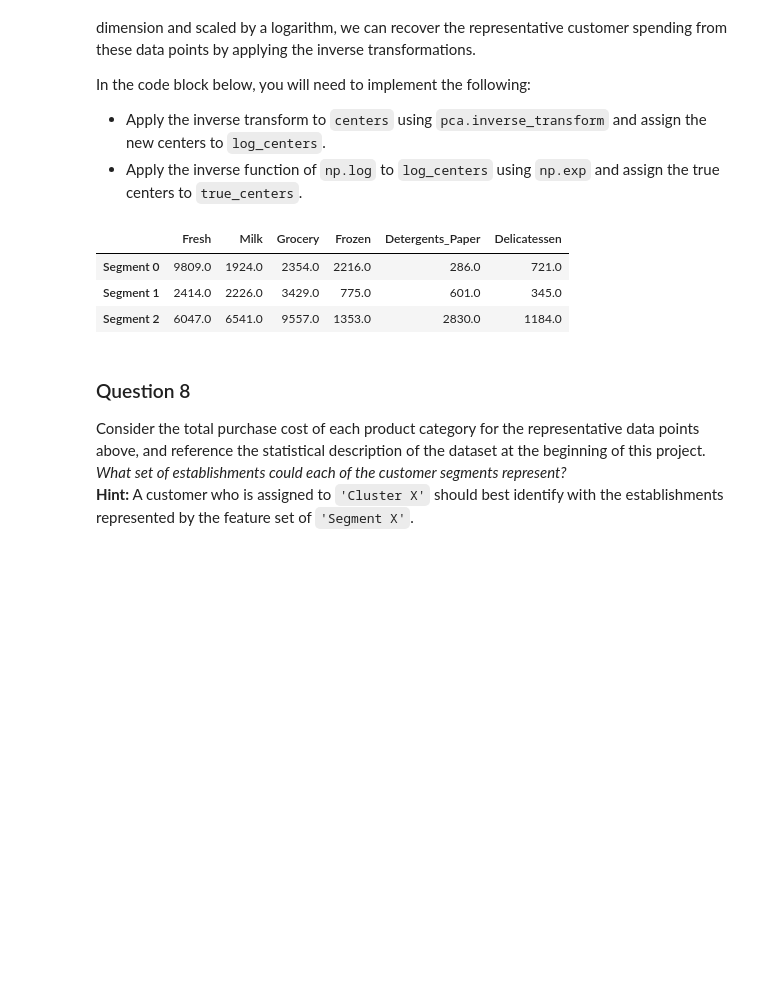
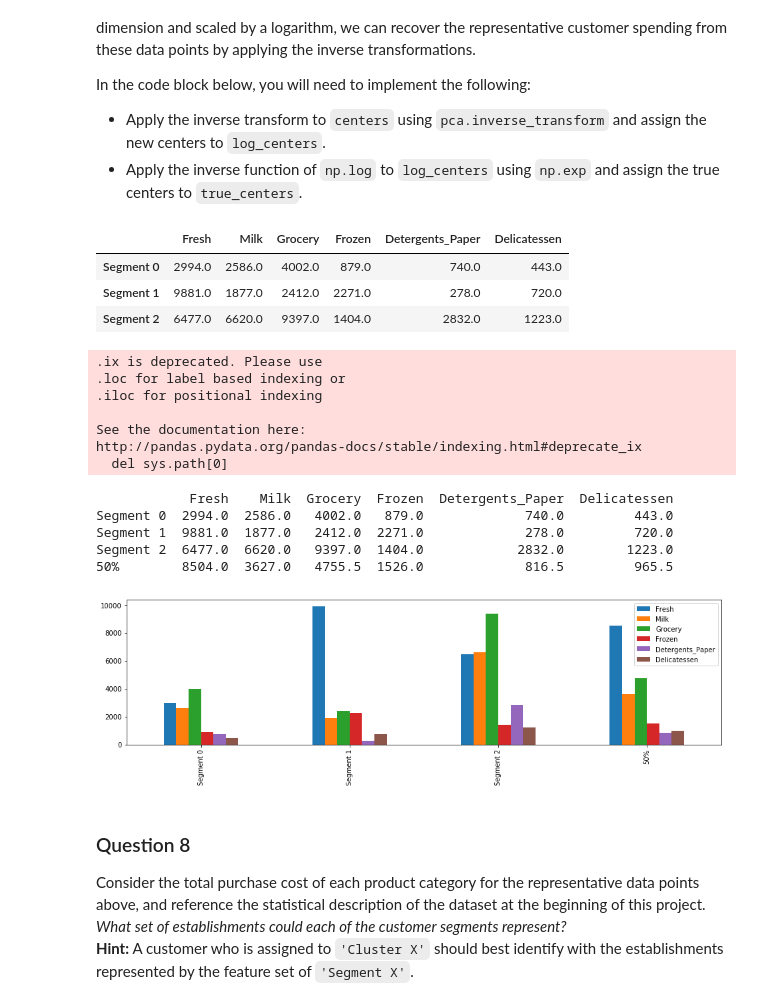
Before and after one commit to niufuren/MLND-projects, a Jupyter notebook: customer_segments/customer_segments.ipynb, the cells around one changed output. Drawn from its saved outputs; the diff is of its cells as text; code cells hidden in the pictures; blank space fills up the shorter version.

```diff
--- a/customer_segments/customer_segments.ipynb
+++ b/customer_segments/customer_segments.ipynb
@@ -181,7 +191,10 @@ In the code block below, you will need to implement the following:
 **NOTE:** If you choose to remove any outliers, ensure that the sample data does not contain any of these points!
 Once you have performed this implementation, the dataset will be stored in the variable `good_data`.
 # %%
+from collections import Counter
+
 # For each feature find the data points with extreme high or low values
+outlier_index = []
 for feature in log_data.keys():
 
     # TODO: Calculate Q1 (25th percentile of the data) for the given feature
@@ -196,9 +209,16 @@ for feature in log_data.keys():
     # Display the outliers
     print "Data points considered outliers for the feature '{}':".format(feature)
     display(log_data[~((log_data[feature] >= Q1 - step) & (log_data[feature] <= Q3 + step))])
+    outlier = log_data[~((log_data[feature] >= Q1 - step) & (log_data[feature] <= Q3 + step))]
+    outlier_index.extend(outlier.index.values.tolist())
 
 # OPTIONAL: Select the indices for data points you wish to remove
+ind_count = Counter(outlier_index)
+ind_count_dict = dict(ind_count)
 outliers  = []
+for key, value in ind_count_dict.iteritems():
+    if value >= 2:
+        outliers.append(key)
 
 # Remove the outliers, if any were specified
 good_data = log_data.drop(log_data.index[outliers]).reset_index(drop = True)
@@ -445,20 +473,38 @@ In the code block below, you will need to implement the following:
 # %%
 # TODO: Inverse transform the centers
 log_centers = pca.inverse_transform(centers)
 
 # TODO: Exponentiate the centers
 true_centers = np.exp(log_centers)
 
 # Display the true centers
 segments = ['Segment {}'.format(i) for i in range(0,len(centers))]
 true_centers = pd.DataFrame(np.round(true_centers), columns = data.keys())
 true_centers.index = segments
 display(true_centers)
+
+true_centers = true_centers.append(data.describe().ix['50%'])
+true_centers.plot(kind = 'bar', figsize = (16, 4))
+
+print true_centers
 # %% [output]
 |  | Fresh | Milk | Grocery | Frozen | Detergents_Paper | Delicatessen |
-| Segment 0 | 9809.0 | 1924.0 | 2354.0 | 2216.0 | 286.0 | 721.0 |
-| Segment 1 | 2414.0 | 2226.0 | 3429.0 | 775.0 | 601.0 | 345.0 |
-| Segment 2 | 6047.0 | 6541.0 | 9557.0 | 1353.0 | 2830.0 | 1184.0 |
+| Segment 0 | 2994.0 | 2586.0 | 4002.0 | 879.0 | 740.0 | 443.0 |
+| Segment 1 | 9881.0 | 1877.0 | 2412.0 | 2271.0 | 278.0 | 720.0 |
+| Segment 2 | 6477.0 | 6620.0 | 9397.0 | 1404.0 | 2832.0 | 1223.0 |
+.ix is deprecated. Please use
+.loc for label based indexing or
+.iloc for positional indexing
+
+See the documentation here:
+http://pandas.pydata.org/pandas-docs/stable/indexing.html#deprecate_ix
+  del sys.path[0]
+            Fresh    Milk  Grocery  Frozen  Detergents_Paper  Delicatessen
+Segment 0  2994.0  2586.0   4002.0   879.0             740.0         443.0
+Segment 1  9881.0  1877.0   2412.0  2271.0             278.0         720.0
+Segment 2  6477.0  6620.0   9397.0  1404.0            2832.0        1223.0
+50%        8504.0  3627.0   4755.5  1526.0             816.5         965.5
+[figure, added]
 # %% [markdown]
 ### Question 8
 Consider the total purchase cost of each product category for the representative data points above, and reference the statistical description of the dataset at the beginning of this project. *What set of establishments could each of the customer segments represent?*
```
Also changed, not shown: parts of 18 cells of this notebook, 1 other file.
